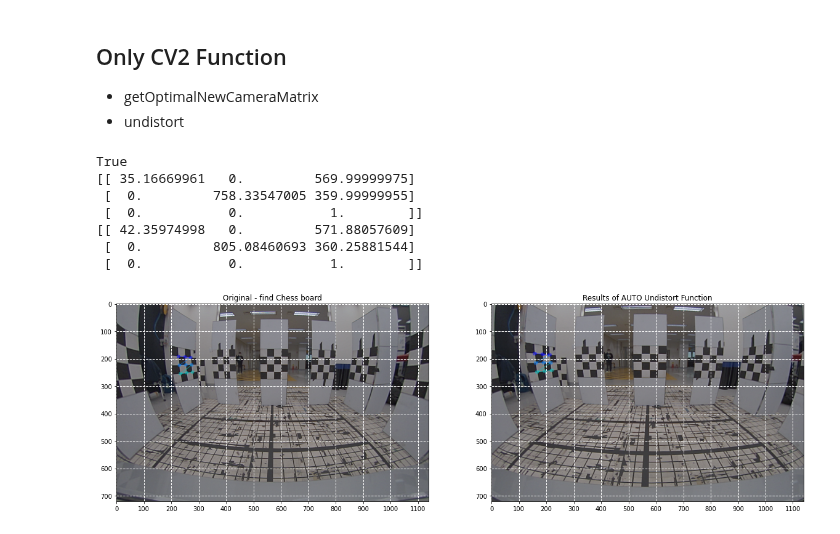
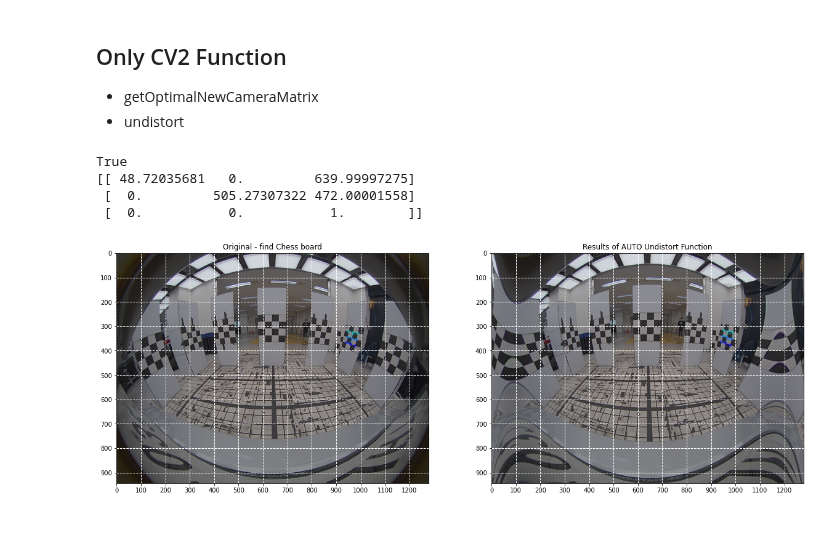
Before and after one commit to mckang6113875/AP_Test_OPEN, a Jupyter notebook: SVM_TensorFlow.ipynb, the cells around one changed output. Saved outputs shown, nothing was run; the diff lists cells and outputs as text; code cells hidden in the pictures.

```diff
--- a/SVM_TensorFlow.ipynb
+++ b/SVM_TensorFlow.ipynb
@@ -11,17 +11,23 @@ import cv2
 import matplotlib.pyplot as plt
 #original = cv2.imread('/content/AP_Test_OPEN/RS4_F_1.png')
 #original = cv2.imread('/content/AP_Test_OPEN/SX2_R_1.bmp')
-original = cv2.imread('/content/AP_Test_OPEN/ViewMode_R.bmp')
+#original = cv2.imread('/content/AP_Test_OPEN/ViewMode_R.bmp')
+#original = cv2.imread('/content/AP_Test_OPEN/Test_5.bmp')
+original = cv2.imread('/content/AP_Test_OPEN/ViewMode_R_fisheye.bmp')
+
 original = cv2.cvtColor(original, cv2.COLOR_BGR2RGB)
 
 #img = cv2.imread('/content/AP_Test_OPEN/RS4_F_1.png')
 #img = cv2.imread('/content/AP_Test_OPEN/SX2_R_1.bmp')
-img = cv2.imread('/content/AP_Test_OPEN/ViewMode_R.bmp')
+#img = cv2.imread('/content/AP_Test_OPEN/ViewMode_R.bmp')
+#img = cv2.imread('/content/AP_Test_OPEN/Test_5.bmp')
+img = cv2.imread('/content/AP_Test_OPEN/ViewMode_R_fisheye.bmp')
+
 img = cv2.cvtColor(img, cv2.COLOR_BGR2RGB)
 
-fig = plt.figure(figsize=(10, 10))
-plt.imshow(original)
-plt.title('Rear Original')
+#fig = plt.figure(figsize=(10, 10))
+#plt.imshow(original)
+#plt.title('Rear Original')
 #plt.grid(color='white', linestyle='--', linewidth=1)
 #plt.xticks(np.arange(0, original.shape[1], 50));
 #plt.yticks(np.arange(0, original.shape[0], 50));
@@ -53,41 +58,39 @@ gray = cv2.cvtColor(img1, cv2.COLOR_BGR2GRAY)
 ret, corners = cv2.findChessboardCorners(gray, (wc, hc), None)
 print(ret)
 
-if ret == True:
+if ret == True: #True
   objpoints.append(objp)
   corners2 = cv2.cornerSubPix(gray, corners, (10,10), (-1, -1), criteria) #10, 10
   imgpoints.append(corners2)
 
   img2 = cv2.drawChessboardCorners(img1, (wc, hc), corners2, ret)
 
   ret, mtx, dist, rvecs, tvecs = cv2.calibrateCamera(objpoints, imgpoints, gray.shape[::-1], None, None)
   h, w = img2.shape[:2]
-  newcameramtx2, roi = cv2.getOptimalNewCameraMatrix(mtx, dist, (w, h), 0.7) #0.5
+  newcameramtx2, roi = cv2.getOptimalNewCameraMatrix(mtx, dist, (w, h), 0) #0.5
 
   img3 = cv2.undistort(img2, mtx, dist)
   img4= cv2.undistort(img2, mtx, dist, None, newcameramtx2)
 
   fig = plt.figure(figsize=(20, 10))
   plt.subplot(121)
   plt.imshow(img2)
   plt.title('Original - find Chess board')
   plt.grid(color='white', linestyle='--', linewidth=1)
   plt.xticks(np.arange(0, img2.shape[1], 100))
   plt.yticks(np.arange(0, img2.shape[0], 100))
   plt.subplot(122)
   plt.imshow(img4)
   plt.title('Results of AUTO Undistort Function')
   plt.grid(color='white', linestyle='--', linewidth=1)
   plt.xticks(np.arange(0, img4.shape[1], 100))
   plt.yticks(np.arange(0, img4.shape[0], 100))
 
-print(mtx), print(newcameramtx2);
+print(mtx)
+#print(newcameramtx2);
 # %% [output]
 True
-[[ 35.16669961   0.         569.99999975]
- [  0.         758.33547005 359.99999955]
+[[ 48.72035681   0.         639.99997275]
+ [  0.         505.27307322 472.00001558]
  [  0.           0.           1.        ]]
-[[ 42.35974998   0.         571.88057609]
- [  0.         805.08460693 360.25881544]
- [  0.           0.           1.        ]]
-[figure, old version]
+[figure, new version]
```
Also changed, not shown: parts of 1 cell of this notebook.
